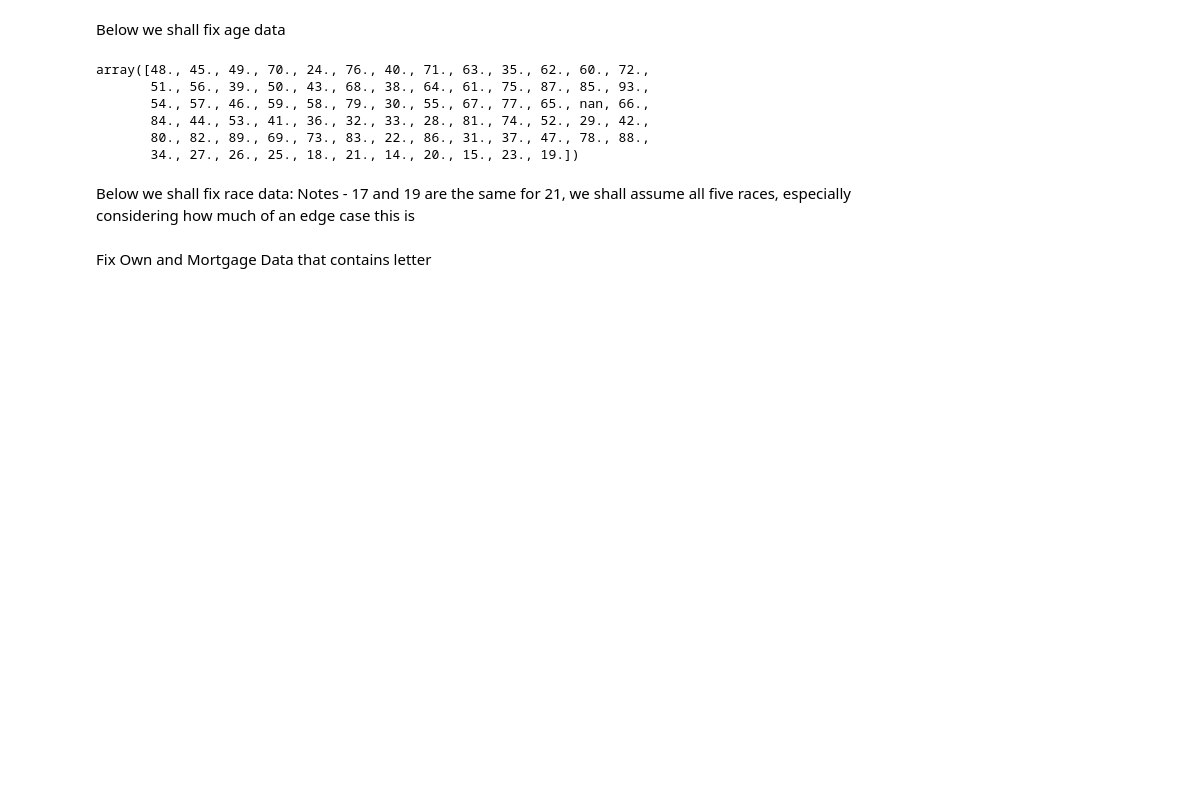
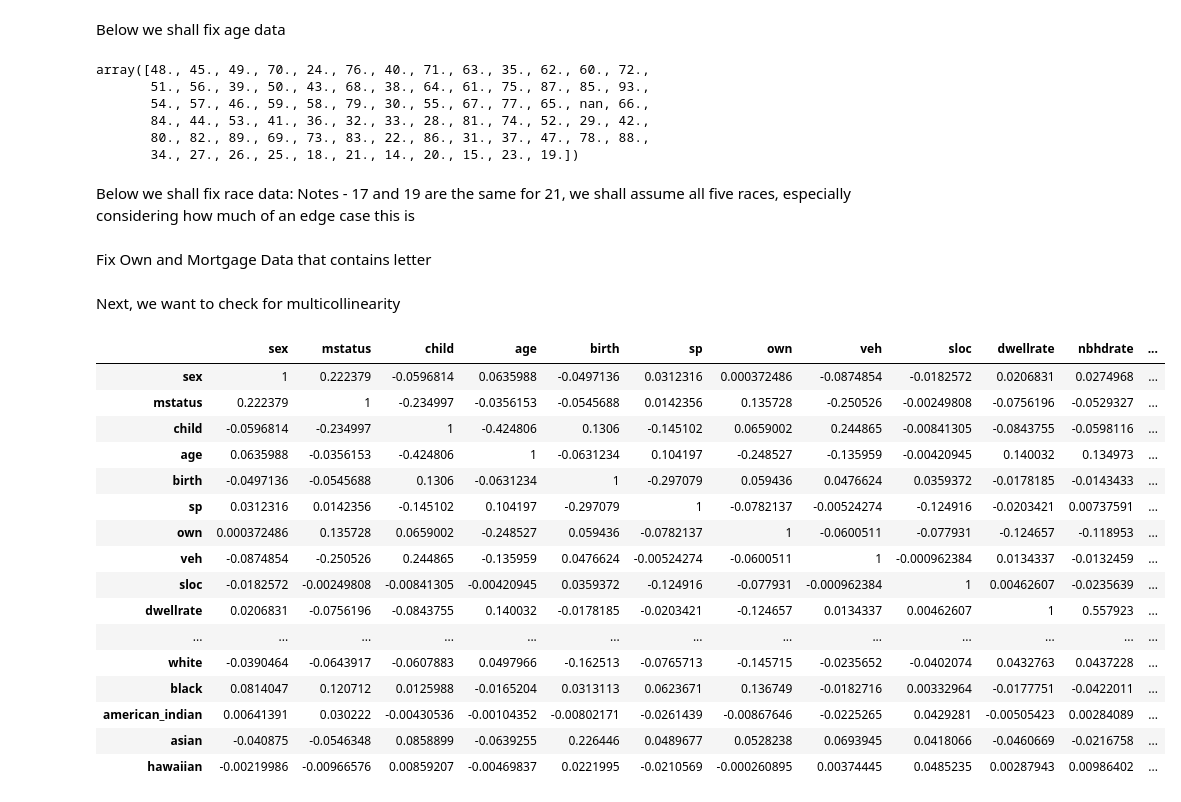
Before and after one commit to ThapaRahul/Superficial-Intelligence, a Jupyter notebook: Peter Exploration.ipynb, the cells around one changed output. Drawn from its saved outputs; the diff is of its cells as text; code cells hidden in the pictures; blank space fills up the shorter version.

```diff
--- a/Peter Exploration.ipynb
+++ b/Peter Exploration.ipynb
@@ -88,3 +88,25 @@ Fix Own and Mortgage Data that contains letter
 df.own = df.own.apply(lambda o: np.nan if o in ['R','D'] else o)
 df.mtgd = df.mtgd.apply(lambda o: np.nan if o in ['B','D'] else o)
 df.mtgds = df.mtgds.apply(lambda o: np.nan if o in ['B','D'] else o)
+# %% [markdown]
+Next, we want to check for multicollinearity
+# %%
+df.corr().style.background_gradient(cmap='seismic')
+# %% [output]
+|  | sex | mstatus | child | age | birth | sp | own | veh | sloc | dwellrate | nbhdrate | ... |
+| sex | 1 | 0.222379 | -0.0596814 | 0.0635988 | -0.0497136 | 0.0312316 | 0.000372486 | -0.0874854 | -0.0182572 | 0.0206831 | 0.0274968 | ... |
+| mstatus | 0.222379 | 1 | -0.234997 | -0.0356153 | -0.0545688 | 0.0142356 | 0.135728 | -0.250526 | -0.00249808 | -0.0756196 | -0.0529327 | ... |
+| child | -0.0596814 | -0.234997 | 1 | -0.424806 | 0.1306 | -0.145102 | 0.0659002 | 0.244865 | -0.00841305 | -0.0843755 | -0.0598116 | ... |
+| age | 0.0635988 | -0.0356153 | -0.424806 | 1 | -0.0631234 | 0.104197 | -0.248527 | -0.135959 | -0.00420945 | 0.140032 | 0.134973 | ... |
+| birth | -0.0497136 | -0.0545688 | 0.1306 | -0.0631234 | 1 | -0.297079 | 0.059436 | 0.0476624 | 0.0359372 | -0.0178185 | -0.0143433 | ... |
+| sp | 0.0312316 | 0.0142356 | -0.145102 | 0.104197 | -0.297079 | 1 | -0.0782137 | -0.00524274 | -0.124916 | -0.0203421 | 0.00737591 | ... |
+| own | 0.000372486 | 0.135728 | 0.0659002 | -0.248527 | 0.059436 | -0.0782137 | 1 | -0.0600511 | -0.077931 | -0.124657 | -0.118953 | ... |
+| veh | -0.0874854 | -0.250526 | 0.244865 | -0.135959 | 0.0476624 | -0.00524274 | -0.0600511 | 1 | -0.000962384 | 0.0134337 | -0.0132459 | ... |
+| sloc | -0.0182572 | -0.00249808 | -0.00841305 | -0.00420945 | 0.0359372 | -0.124916 | -0.077931 | -0.000962384 | 1 | 0.00462607 | -0.0235639 | ... |
+| dwellrate | 0.0206831 | -0.0756196 | -0.0843755 | 0.140032 | -0.0178185 | -0.0203421 | -0.124657 | 0.0134337 | 0.00462607 | 1 | 0.557923 | ... |
+| ... | ... | ... | ... | ... | ... | ... | ... | ... | ... | ... | ... | ... |
+| white | -0.0390464 | -0.0643917 | -0.0607883 | 0.0497966 | -0.162513 | -0.0765713 | -0.145715 | -0.0235652 | -0.0402074 | 0.0432763 | 0.0437228 | ... |
+| black | 0.0814047 | 0.120712 | 0.0125988 | -0.0165204 | 0.0313113 | 0.0623671 | 0.136749 | -0.0182716 | 0.00332964 | -0.0177751 | -0.0422011 | ... |
+| american_indian | 0.00641391 | 0.030222 | -0.00430536 | -0.00104352 | -0.00802171 | -0.0261439 | -0.00867646 | -0.0225265 | 0.0429281 | -0.00505423 | 0.00284089 | ... |
+| asian | -0.040875 | -0.0546348 | 0.0858899 | -0.0639255 | 0.226446 | 0.0489677 | 0.0528238 | 0.0693945 | 0.0418066 | -0.0460669 | -0.0216758 | ... |
+| hawaiian | -0.00219986 | -0.00966576 | 0.00859207 | -0.00469837 | 0.0221995 | -0.0210569 | -0.000260895 | 0.00374445 | 0.0485235 | 0.00287943 | 0.00986402 | ... |
```
Also changed, not shown: parts of 2 cells of this notebook, 1 other file.
